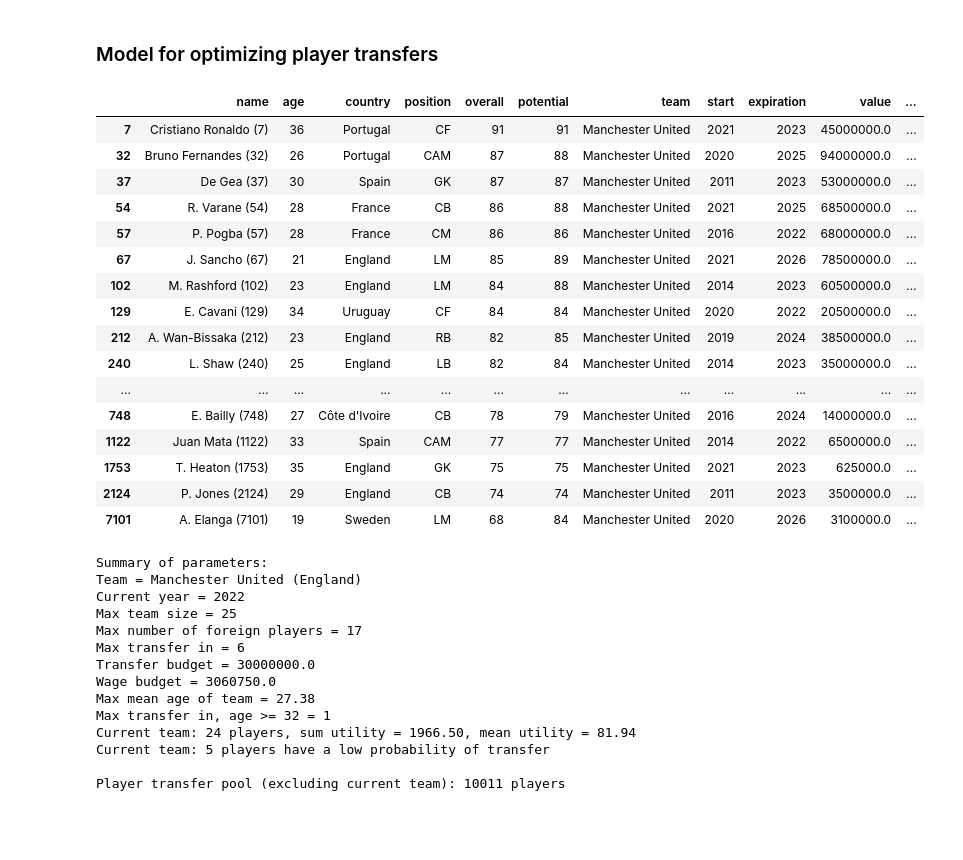
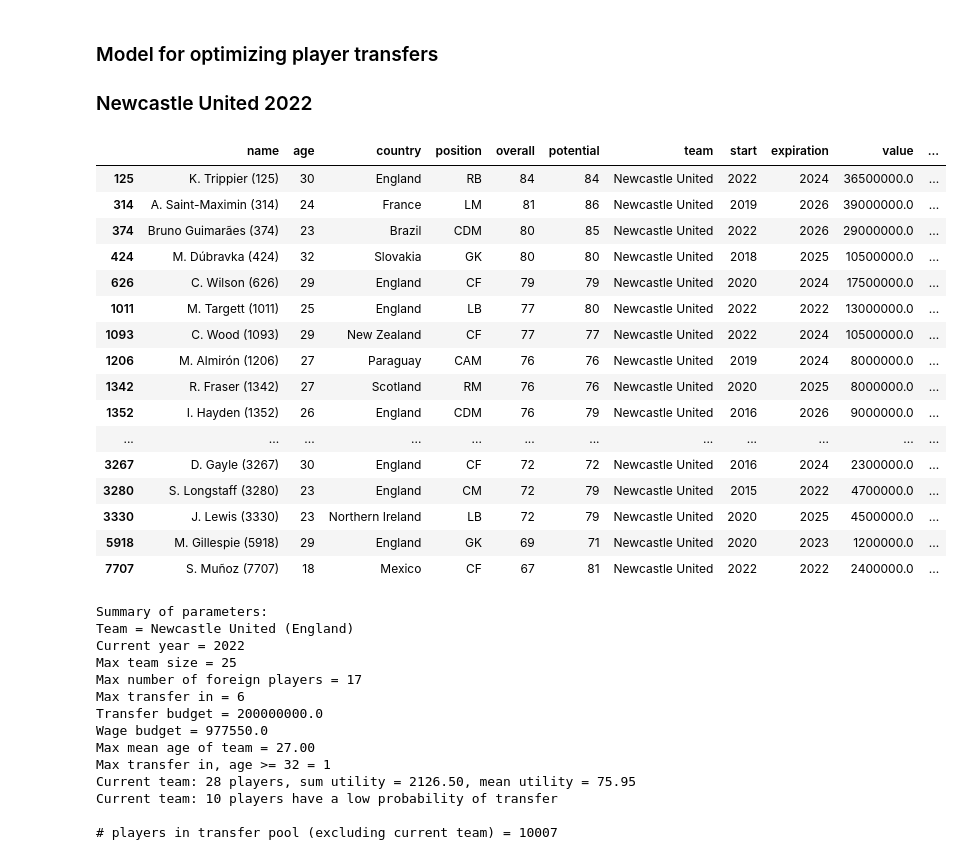
Before and after one commit to lawrenceh123/misc-projects, a Jupyter notebook: soccer-transfer-optimization/optimization.ipynb, the cells around one changed output. Saved outputs shown, nothing was run; the diff lists cells and outputs as text; code cells hidden in the pictures; blank space fills up the shorter version.

```diff
--- a/soccer-transfer-optimization/optimization.ipynb
+++ b/soccer-transfer-optimization/optimization.ipynb
@@ -1,7 +1,9 @@
 # %% [markdown]
 ### Model for optimizing player transfers
+### Newcastle United 2022
 # %%
 import numpy as np
 import pandas as pd
 import matplotlib.pyplot as plt
 from pulp import LpVariable, LpProblem, LpMaximize, LpStatus, value, LpMinimize, PULP_CBC_CMD, makeDict, lpSum
+pd.set_option('display.float_format', '{:.1f}'.format)
@@ -19,3 +10,14 @@ max_old = 1
+# %%
+# set up parameters
+transfer_budget_dict = {'Manchester United':30e6, 'Leeds United':10e6, 'Newcastle United':200e6}
+current_year = 2022
+current_team = 'Newcastle United'
+team_country = 'England'
+max_team_size = 25
+max_foreign_size = 17
+max_in = max_team_size // 4
+max_transfer_budget = transfer_budget_dict[current_team]
+max_old = 1
 # %%
 # prepare player data
 df = pd.read_csv('player_stats_10000.csv', index_col=0)
@@ -35,48 +37,51 @@ df['ability'] = np.where(df['age'] < 25,
 
 # flag older players
 df['old'] = (df['age'] >= 32).astype(int)
 
 # flag players that have a low probability of transferring
 df['low_proba'] = 0
 # condition 1: just signed new contract
 df.loc[(df['start'] == current_year), 'low_proba'] = 1
 # condition 2: on long term contract of 4 or more years
 df.loc[(df['expiration'] - current_year >= 4), 'low_proba'] = 1
 # condition 3: "marquee" outfield player
 marquee_age_outfield = (df['age'] >= 22) & (df['age'] <= 32)
 marquee_contract = (df['expiration'] - current_year >= 3)
 marquee_ability = (df['ability'] >= np.percentile(df['ability'], 97))
 df.loc[marquee_age_outfield & marquee_contract & marquee_ability & (df['position'] != 'GK'), 'low_proba'] = 1
 # condition 4: "marquee" goalkeeper
 marquee_age_gk = (df['age'] >= 25) & (df['age'] <= 35)
 marquee_contract = (df['expiration'] - current_year >= 3)
 marquee_ability = (df['ability'] >= np.percentile(df['ability'], 97))
 df.loc[marquee_age_gk & marquee_contract & marquee_ability & (df['position'] == 'GK'), 'low_proba'] = 1
 
+# estimate wage for free agents = mean wage for ability
+df_signed = df[~df['team'].isna()].copy()
+mean_wage_dict = df_signed.groupby(['ability'])['wage'].mean().round(-3).to_dict()
+df.loc[df['team'].isna(), 'wage'] = df.loc[df['team'].isna(), 'ability'].map(mean_wage_dict)
+
 # separate out current team and transfer pool and get more team stats
 df_team = df[df['team'] == current_team].copy()
 current_team_size = len(df_team)
-max_wage_budget = df_team['wage'].sum() * 1.05
-max_mean_team_age = df_team['age'].mean()
 df_pool = df[df['team'] != current_team].copy()
 
 # current team info
 df_team
 # %% [output]
 |  | name | age | country | position | overall | potential | team | start | expiration | value | ... |
-| 7 | Cristiano Ronaldo (7) | 36 | Portugal | CF | 91 | 91 | Manchester United | 2021 | 2023 | 45000000.0 | ... |
-| 32 | Bruno Fernandes (32) | 26 | Portugal | CAM | 87 | 88 | Manchester United | 2020 | 2025 | 94000000.0 | ... |
-| 37 | De Gea (37) | 30 | Spain | GK | 87 | 87 | Manchester United | 2011 | 2023 | 53000000.0 | ... |
-| 54 | R. Varane (54) | 28 | France | CB | 86 | 88 | Manchester United | 2021 | 2025 | 68500000.0 | ... |
-| 57 | P. Pogba (57) | 28 | France | CM | 86 | 86 | Manchester United | 2016 | 2022 | 68000000.0 | ... |
-| 67 | J. Sancho (67) | 21 | England | LM | 85 | 89 | Manchester United | 2021 | 2026 | 78500000.0 | ... |
-| 102 | M. Rashford (102) | 23 | England | LM | 84 | 88 | Manchester United | 2014 | 2023 | 60500000.0 | ... |
-| 129 | E. Cavani (129) | 34 | Uruguay | CF | 84 | 84 | Manchester United | 2020 | 2022 | 20500000.0 | ... |
-| 212 | A. Wan-Bissaka (212) | 23 | England | RB | 82 | 85 | Manchester United | 2019 | 2024 | 38500000.0 | ... |
-| 240 | L. Shaw (240) | 25 | England | LB | 82 | 84 | Manchester United | 2014 | 2023 | 35000000.0 | ... |
+| 125 | K. Trippier (125) | 30 | England | RB | 84 | 84 | Newcastle United | 2022 | 2024 | 36500000.0 | ... |
+| 314 | A. Saint-Maximin (314) | 24 | France | LM | 81 | 86 | Newcastle United | 2019 | 2026 | 39000000.0 | ... |
+| 374 | Bruno Guimarães (374) | 23 | Brazil | CDM | 80 | 85 | Newcastle United | 2022 | 2026 | 29000000.0 | ... |
+| 424 | M. Dúbravka (424) | 32 | Slovakia | GK | 80 | 80 | Newcastle United | 2018 | 2025 | 10500000.0 | ... |
+| 626 | C. Wilson (626) | 29 | England | CF | 79 | 79 | Newcastle United | 2020 | 2024 | 17500000.0 | ... |
+| 1011 | M. Targett (1011) | 25 | England | LB | 77 | 80 | Newcastle United | 2022 | 2022 | 13000000.0 | ... |
+| 1093 | C. Wood (1093) | 29 | New Zealand | CF | 77 | 77 | Newcastle United | 2022 | 2024 | 10500000.0 | ... |
+| 1206 | M. Almirón (1206) | 27 | Paraguay | CAM | 76 | 76 | Newcastle United | 2019 | 2024 | 8000000.0 | ... |
+| 1342 | R. Fraser (1342) | 27 | Scotland | RM | 76 | 76 | Newcastle United | 2020 | 2025 | 8000000.0 | ... |
+| 1352 | I. Hayden (1352) | 26 | England | CDM | 76 | 79 | Newcastle United | 2016 | 2026 | 9000000.0 | ... |
 | ... | ... | ... | ... | ... | ... | ... | ... | ... | ... | ... | ... |
-| 748 | E. Bailly (748) | 27 | Côte d'Ivoire | CB | 78 | 79 | Manchester United | 2016 | 2024 | 14000000.0 | ... |
-| 1122 | Juan Mata (1122) | 33 | Spain | CAM | 77 | 77 | Manchester United | 2014 | 2022 | 6500000.0 | ... |
-| 1753 | T. Heaton (1753) | 35 | England | GK | 75 | 75 | Manchester United | 2021 | 2023 | 625000.0 | ... |
-| 2124 | P. Jones (2124) | 29 | England | CB | 74 | 74 | Manchester United | 2011 | 2023 | 3500000.0 | ... |
-| 7101 | A. Elanga (7101) | 19 | Sweden | LM | 68 | 84 | Manchester United | 2020 | 2026 | 3100000.0 | ... |
+| 3267 | D. Gayle (3267) | 30 | England | CF | 72 | 72 | Newcastle United | 2016 | 2024 | 2300000.0 | ... |
+| 3280 | S. Longstaff (3280) | 23 | England | CM | 72 | 79 | Newcastle United | 2015 | 2022 | 4700000.0 | ... |
+| 3330 | J. Lewis (3330) | 23 | Northern Ireland | LB | 72 | 79 | Newcastle United | 2020 | 2025 | 4500000.0 | ... |
+| 5918 | M. Gillespie (5918) | 29 | England | GK | 69 | 71 | Newcastle United | 2020 | 2023 | 1200000.0 | ... |
+| 7707 | S. Muñoz (7707) | 18 | Mexico | CF | 67 | 81 | Newcastle United | 2022 | 2022 | 2400000.0 | ... |
@@ -96,22 +105,22 @@ print('Current team: {} players, sum utility = {:.2f}, mean utility = {:.2f}'
       .format(len(df_team), df_team['ability'].sum(), df_team['ability'].mean()))
 print('Current team: {} players have a low probability of transfer'.format(df_team['low_proba'].sum()))
 
-print('\nPlayer transfer pool (excluding current team): {} players'.format(len(df_pool)))
+print('\n# players in transfer pool (excluding current team) = {}'.format(len(df_pool)))
 # %% [output]
 Summary of parameters:
-Team = Manchester United (England)
+Team = Newcastle United (England)
 Current year = 2022
 Max team size = 25
 Max number of foreign players = 17
 Max transfer in = 6
-Transfer budget = 30000000.0
-Wage budget = 3060750.0
-Max mean age of team = 27.38
+Transfer budget = 200000000.0
+Wage budget = 977550.0
+Max mean age of team = 27.00
 Max transfer in, age >= 32 = 1
-Current team: 24 players, sum utility = 1966.50, mean utility = 81.94
-Current team: 5 players have a low probability of transfer
+Current team: 28 players, sum utility = 2126.50, mean utility = 75.95
+Current team: 10 players have a low probability of transfer
 
-Player transfer pool (excluding current team): 10011 players
+# players in transfer pool (excluding current team) = 10007
 # %%
 # data prep for model
 # transfer value, position, ability, wage
```
Also changed, not shown: parts of 7 cells of this notebook.
